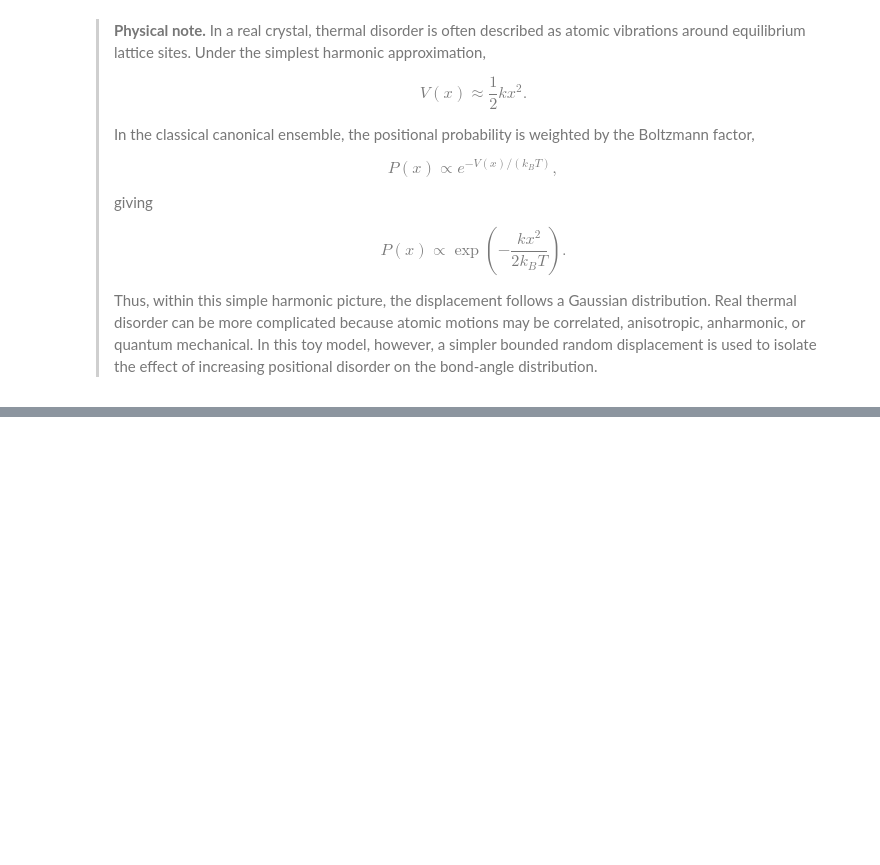
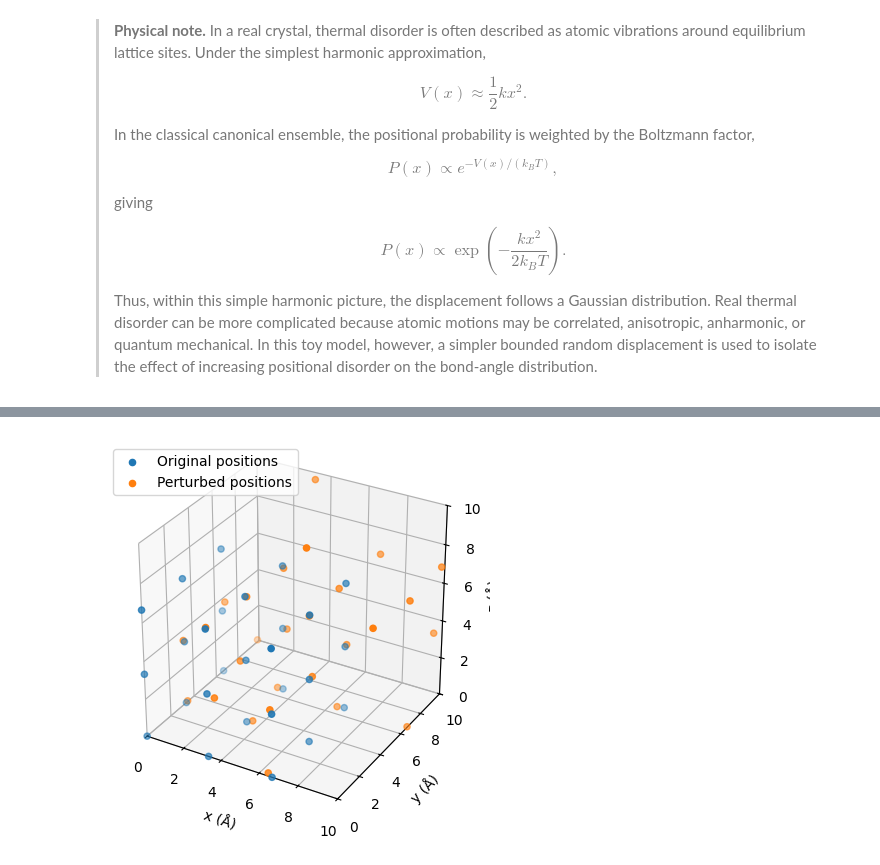
Before and after one commit to Jiaxuan-W41/Computational_Practice_MSc, a Jupyter notebook: Periodic_Atomic_structure/Bond_Angel_Distribution_for_periodic_systems.ipynb, the cells around one changed output, grey strips where cells are left out. Saved outputs shown, nothing was run; the diff lists cells and outputs as text; code cells hidden in the pictures; blank space fills up the shorter version.

```diff
--- a/Periodic_Atomic_structure/Bond_Angel_Distribution_for_periodic_systems.ipynb
+++ b/Periodic_Atomic_structure/Bond_Angel_Distribution_for_periodic_systems.ipynb
@@ -711,0 +767,7 @@ The parameter $d_{\max}$ therefore controls the strength of the positional disor
+# %%
+perturbed_positions_0_5 = perturb_positions(
+    positions=ordered_positions,
+    max_displacement=0.5,
+    cell=cell,
+    seed=42
+)
@@ -711,0 +862,32 @@ The parameter $d_{\max}$ therefore controls the strength of the positional disor
+# %%
+fig = plt.figure()
+ax = fig.add_subplot(111, projection="3d")
+
+ax.scatter(
+    ordered_positions[:, 0],
+    ordered_positions[:, 1],
+    ordered_positions[:, 2],
+    label="Original positions"
+)
+
+ax.scatter(
+    perturbed_positions_0_5[:, 0],
+    perturbed_positions_0_5[:, 1],
+    perturbed_positions_0_5[:, 2],
+    label="Perturbed positions"
+)
+
+ax.set_xlabel("x (Å)")
+ax.set_ylabel("y (Å)")
+ax.set_zlabel("z (Å)")
+
+ax.set_xlim(0, L)
+ax.set_ylim(0, L)
+ax.set_zlim(0, L)
+
+ax.set_box_aspect((1, 1, 1))
+ax.legend()
+
+plt.show()
+# %% [output]
+[figure, added]
```
Also changed, not shown: parts of 14 cells of this notebook.
